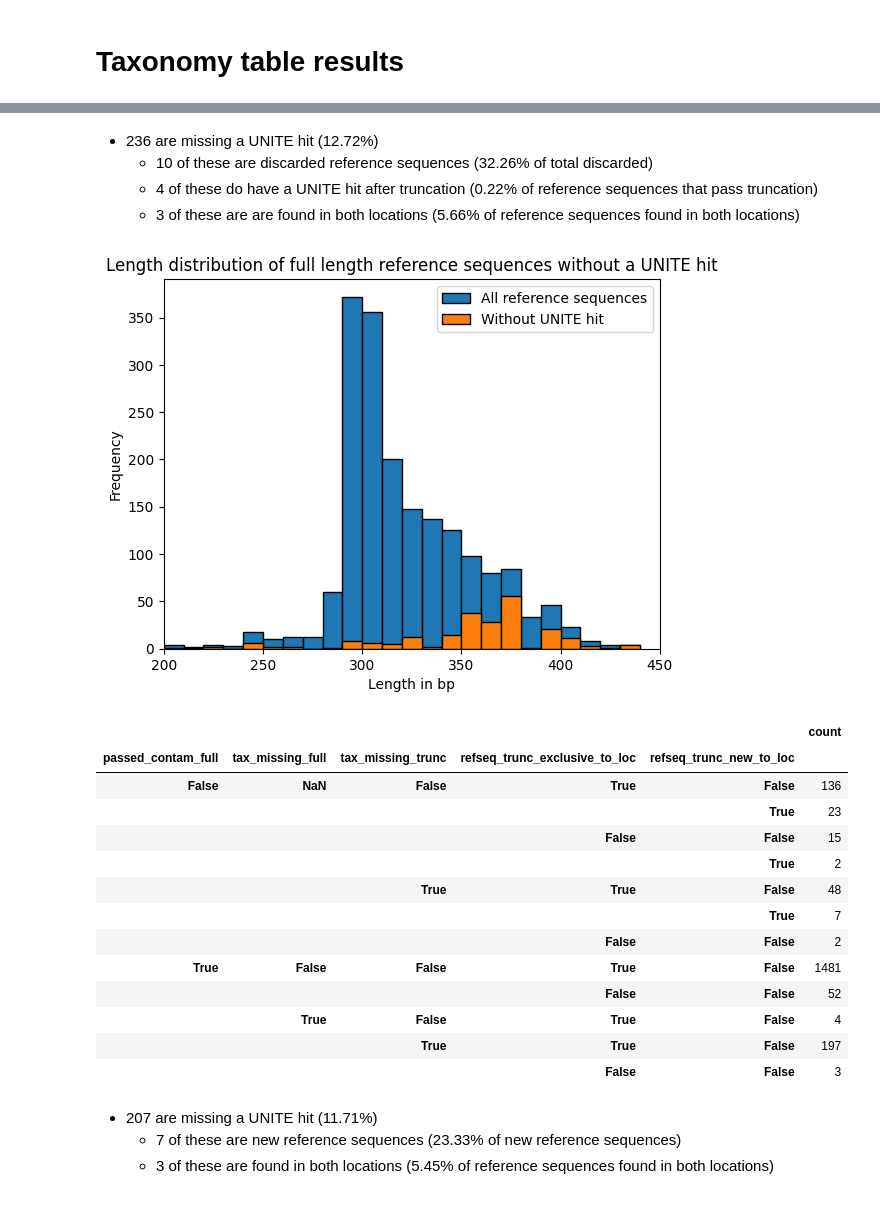
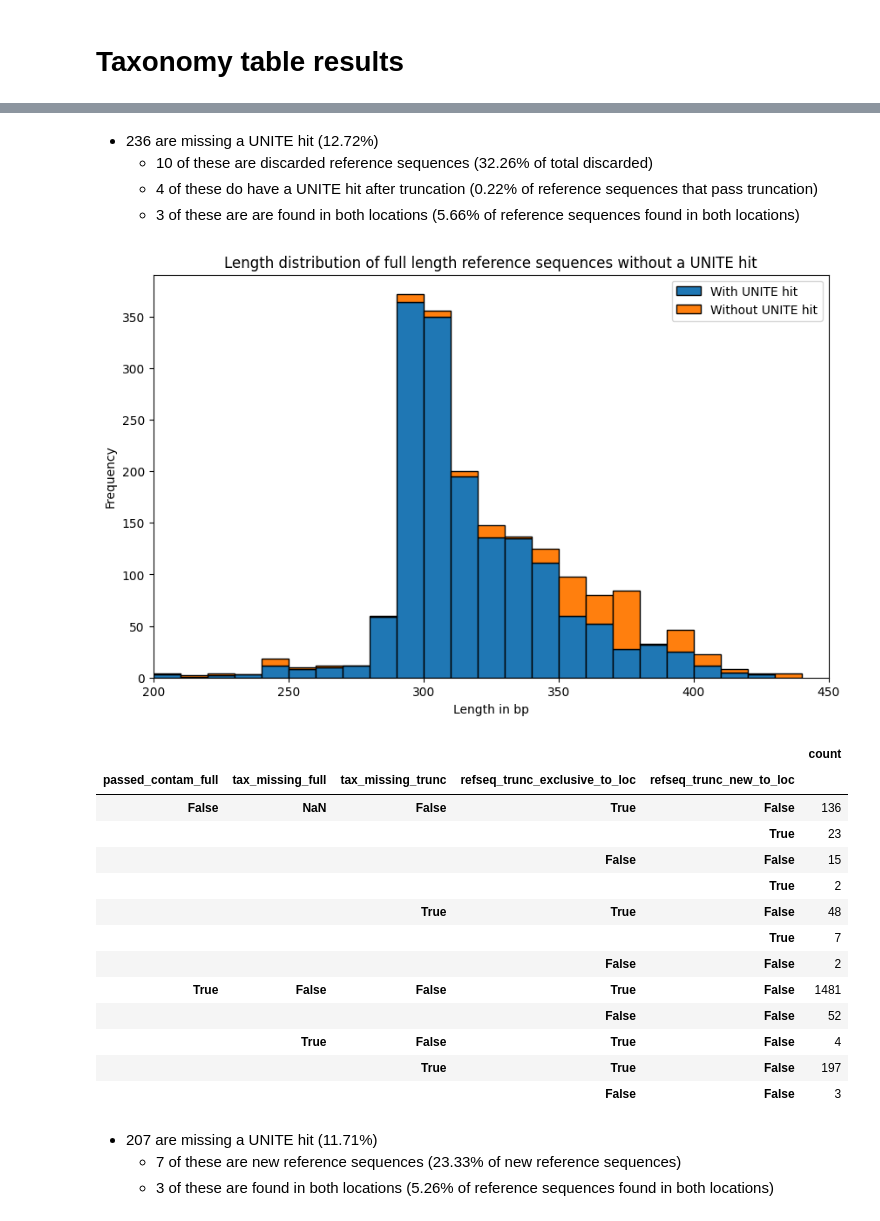
Before and after one commit to SethGG/mycodiversity-arise, a Jupyter notebook: 7_data_analysis.ipynb, the cells around one changed output, grey strips where cells are left out. Cells and saved outputs as stored; diff of their text form; code cells hidden in the pictures.

```diff
--- a/7_data_analysis.ipynb
+++ b/7_data_analysis.ipynb
@@ -439,61 +418,60 @@ ranks = ["phylum", "class", "order", "family", "genus", "species"]
 # %%
 #Missing taxonomy analysis
 
-df_refseq_both_full_global = df_refseq_both_full.drop_duplicates(subset=["refsequence_pk_full"])
-df_refseq_both_full_global_notax_count = pd.DataFrame(df_refseq_both_full_global.value_counts(
+df_refseq_both_full_notax_count = pd.DataFrame(df_refseq_both_full.value_counts(
     subset=["passed_trunc", "tax_missing_full", "tax_missing_trunc", "refseq_full_exclusive_to_loc"], dropna=False
 )).sort_index(level=["passed_trunc", "tax_missing_full", "tax_missing_trunc"], sort_remaining=False)
 
-df_refseq_both_trunc_global = df_refseq_both_trunc.drop_duplicates(subset=["passed_contam_full", "refsequence_pk_trunc"])
-df_refseq_both_trunc_global_notax_count = pd.DataFrame(df_refseq_both_trunc_global.value_counts(
+df_refseq_both_trunc_notax_count = pd.DataFrame(df_refseq_both_trunc.value_counts(
     subset=["passed_contam_full", "tax_missing_full", "tax_missing_trunc", "refseq_trunc_exclusive_to_loc", "refseq_trunc_new_to_loc"], dropna=False
 )).sort_index(level=["passed_contam_full", "tax_missing_full", "tax_missing_trunc"], sort_remaining=False)
 
 
-num_ref_full_notax = df_refseq_both_full_global_notax_count.loc[(slice(None), True, slice(None), slice(None))]["count"].sum()
-num_ref_full_notax_discard = df_refseq_both_full_global_notax_count.loc[(False, True, slice(None), slice(None))]["count"].sum()
-num_ref_full_notax_no_longer = df_refseq_both_full_global_notax_count.loc[(True, True, False, slice(None))]["count"].sum()
-num_ref_full_notax_not_exclusive = df_refseq_both_full_global_notax_count.loc[(True, True, slice(None), False)]["count"].sum()
-display(df_refseq_both_full_global_notax_count)
+num_ref_full_notax = df_refseq_both_full_notax_count.loc[(slice(None), True, slice(None), slice(None))]["count"].sum()
+num_ref_full_notax_discard = df_refseq_both_full_notax_count.loc[(False, True, slice(None), slice(None))]["count"].sum()
+num_ref_full_notax_no_longer = df_refseq_both_full_notax_count.loc[(True, True, False, slice(None))]["count"].sum()
+num_ref_full_notax_not_exclusive = df_refseq_both_full_notax_count.loc[(True, True, slice(None), False)]["count"].sum()
+display(df_refseq_both_full_notax_count)
 
 display(md(f"- {num_ref_full_notax} are missing a UNITE hit ({num_ref_full_notax / num_ref_full:.2%})\n"
            f"\t- {num_ref_full_notax_discard} of these are discarded reference sequences ({num_ref_full_notax_discard / num_ref_full_discarded:.2%} of total discarded)\n"
            f"\t- {num_ref_full_notax_no_longer} of these do have a UNITE hit after truncation ({num_ref_full_notax_no_longer / (num_ref_full_exclusive_both + num_ref_full_not_exclusive_both + num_ref_full_no_longer_exclusive):.2%} of reference sequences that pass truncation)\n"
            f"\t- {num_ref_full_notax_not_exclusive} of these are are found in both locations ({num_ref_full_notax_not_exclusive / num_ref_full_not_exclusive_both:.2%} of reference sequences found in both locations)"))
 
-ax = df_refseq_full['refseq_length'].plot.hist(bins=bins, xlim=(200, 450), edgecolor = "black", label="All reference sequences")
-df_refseq_both_full_global[df_refseq_both_full_global["tax_missing_full"]]["refseq_length_full"].plot.hist(bins=bins, xlim=(200, 450), edgecolor = "black", ax=ax, label="Without UNITE hit")
+
+ax = df_refseq_both_full.pivot(columns="tax_missing_full")["refseq_length_full"]\
+    .rename(columns={True: "Without UNITE hit", False: "With UNITE hit"}).plot.hist(bins=bins, stacked=True, xlim=(200, 450), edgecolor = "black", figsize=(10,6))
 ax.set_title("Length distribution of full length reference sequences without a UNITE hit")
 ax.set_xlabel("Length in bp")
 plt.legend()
 plt.show()
 
 
-num_ref_trunc_notax_new = df_refseq_both_trunc_global_notax_count.loc[(False, slice(None), True, slice(None), True)]["count"].sum()
-num_ref_trunc_notax_overlap = df_refseq_both_trunc_global_notax_count.loc[(True, slice(None), True, slice(None), False)]["count"].sum()
+num_ref_trunc_notax_new = df_refseq_both_trunc_notax_count.loc[(False, slice(None), True, slice(None), True)]["count"].sum()
+num_ref_trunc_notax_overlap = df_refseq_both_trunc_notax_count.loc[(True, slice(None), True, slice(None), False)]["count"].sum()
 num_ref_trunc_notax = num_ref_trunc_notax_new + num_ref_trunc_notax_overlap
-num_ref_trunc_notax_not_exclusive = df_refseq_both_trunc_global_notax_count.loc[(True, slice(None), True, False, False)]["count"].sum()
+num_ref_trunc_notax_not_exclusive = df_refseq_both_trunc_notax_count.loc[(True, slice(None), True, False, False)]["count"].sum()
 
-display(df_refseq_both_trunc_global_notax_count)
+display(df_refseq_both_trunc_notax_count)
 
 display(md(f"- {num_ref_trunc_notax} are missing a UNITE hit ({num_ref_trunc_notax / num_ref_trunc:.2%})\n"
            f"\t- {num_ref_trunc_notax_new} of these are new reference sequences ({num_ref_trunc_notax_new / num_ref_trunc_exclusive_new:.2%} of new reference sequences)\n"
-           f"\t- {num_ref_trunc_notax_not_exclusive} of these are found in both locations ({num_ref_trunc_notax_not_exclusive / (num_ref_trunc_not_exclusive_bothA + num_ref_trunc_not_exclusive_newA + num_ref_trunc_no_longer_exclusiveA):.2%} of reference sequences found in both locations)"))
+           f"\t- {num_ref_trunc_notax_not_exclusive} of these are found in both locations ({num_ref_trunc_notax_not_exclusive / (num_ref_trunc_not_exclusive_both + num_ref_trunc_not_exclusive_new + num_ref_trunc_no_longer_exclusive):.2%} of reference sequences found in both locations)"))
 # %% [output]
 |  |  |  |  | count |
 | passed_trunc | tax_missing_full | tax_missing_trunc | refseq_full_exclusive_to_loc |  |
 | False | False | NaN | True | 21 |
 |  | True | NaN | True | 10 |
 | True | False | False | True | 1549 |
 |  |  |  | False | 50 |
 |  | True | False | True | 4 |
 |  |  | True | True | 219 |
 |  |  |  | False | 3 |
 - 236 are missing a UNITE hit (12.72%)
 	- 10 of these are discarded reference sequences (32.26% of total discarded)
 	- 4 of these do have a UNITE hit after truncation (0.22% of reference sequences that pass truncation)
 	- 3 of these are are found in both locations (5.66% of reference sequences found in both locations)
-[figure, old version]
+[figure, new version]
 |  |  |  |  |  | count |
 | passed_contam_full | tax_missing_full | tax_missing_trunc | refseq_trunc_exclusive_to_loc | refseq_trunc_new_to_loc |  |
 | False | NaN | False | True | False | 136 |
@@ -510,6 +488,6 @@ display(md(f"- {num_ref_trunc_notax} are missing a UNITE hit ({num_ref_trunc_not
 |  |  |  | False | False | 3 |
 - 207 are missing a UNITE hit (11.71%)
 	- 7 of these are new reference sequences (23.33% of new reference sequences)
-	- 3 of these are found in both locations (5.45% of reference sequences found in both locations)
+	- 3 of these are found in both locations (5.26% of reference sequences found in both locations)
 # %%
 #Create UNITE id dataframes
```
Also changed, not shown: parts of 7 cells of this notebook, 2 other files.
